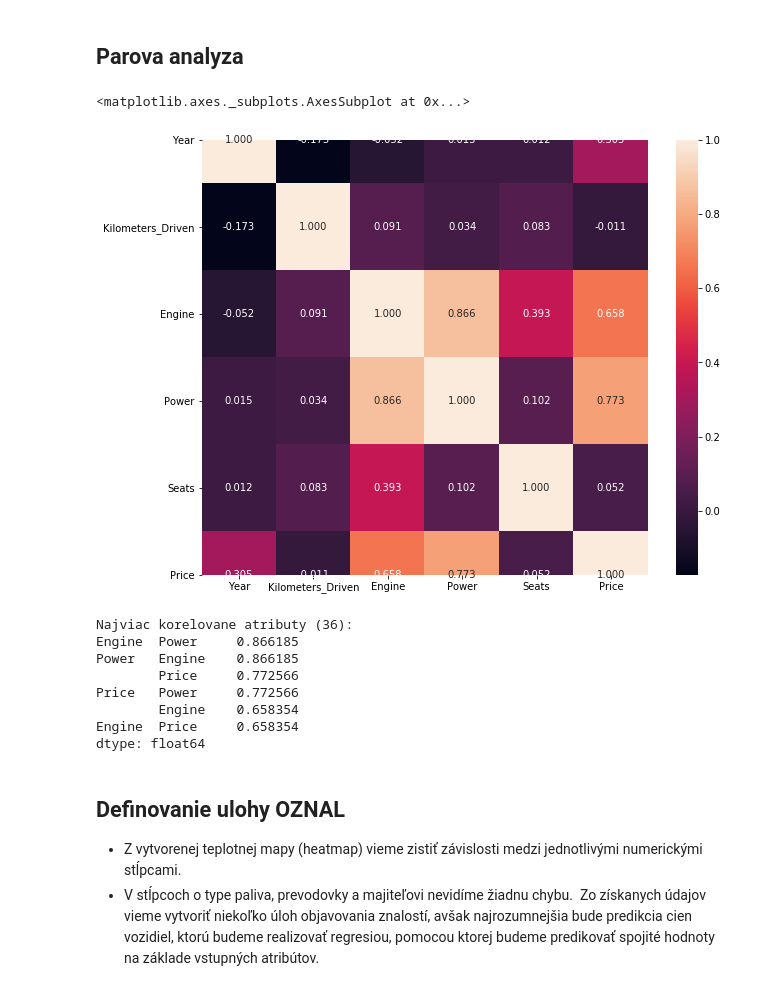
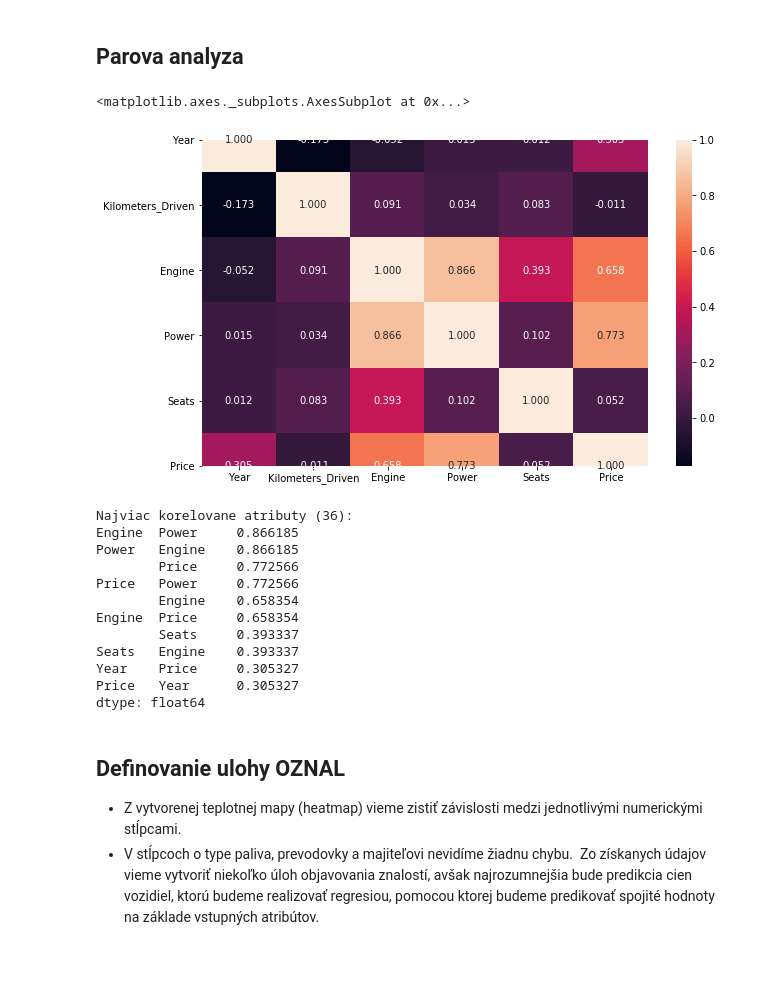
Before and after one commit to simon3358/oznal_2020, a Jupyter notebook: projekt.ipynb, the cells around one changed output. Saved outputs shown, nothing was run; the diff lists cells and outputs as text; code cells hidden in the pictures; blank space fills up the shorter version.

```diff
--- a/projekt.ipynb
+++ b/projekt.ipynb
@@ -316,11 +328,11 @@ df.loc[df['Price'] > 110]
 # %% [markdown]
 ## Parova analyza
 # %%
-fig, ax = plt.subplots(figsize=(10,8))
+fig, ax = plt.subplots(figsize=(10,6))
 sns.heatmap(df.corr(), ax=ax, annot=True, fmt=".3f")
 # %% [output]
 <matplotlib.axes._subplots.AxesSubplot at 0x...>
-[figure, old version]
+[figure, new version]
 # %%
 cor = df.corr().abs()
 # ziskanie najviac korelovanych parov atributov
@@ -328,7 +340,7 @@ s = cor.unstack()
 pairs = s.sort_values(kind="quicksort", ascending=False)
 
 print(f"Najviac korelovane atributy ({len(pairs)}):")
-best_pairs = pairs[(pairs < 1) & (pairs > 0.5)]
+best_pairs = pairs[(pairs < 1) & (pairs > 0.3)]
 print(best_pairs)
 # %% [output]
 Najviac korelovane atributy (36):
@@ -338,6 +350,10 @@ Power   Engine    0.866185
 Price   Power     0.772566
         Engine    0.658354
 Engine  Price     0.658354
+        Seats     0.393337
+Seats   Engine    0.393337
+Year    Price     0.305327
+Price   Year      0.305327
 dtype: float64
 # %% [markdown]
 ## Definovanie ulohy OZNAL
```
Also changed, not shown: parts of 11 cells of this notebook, 1 other file.
